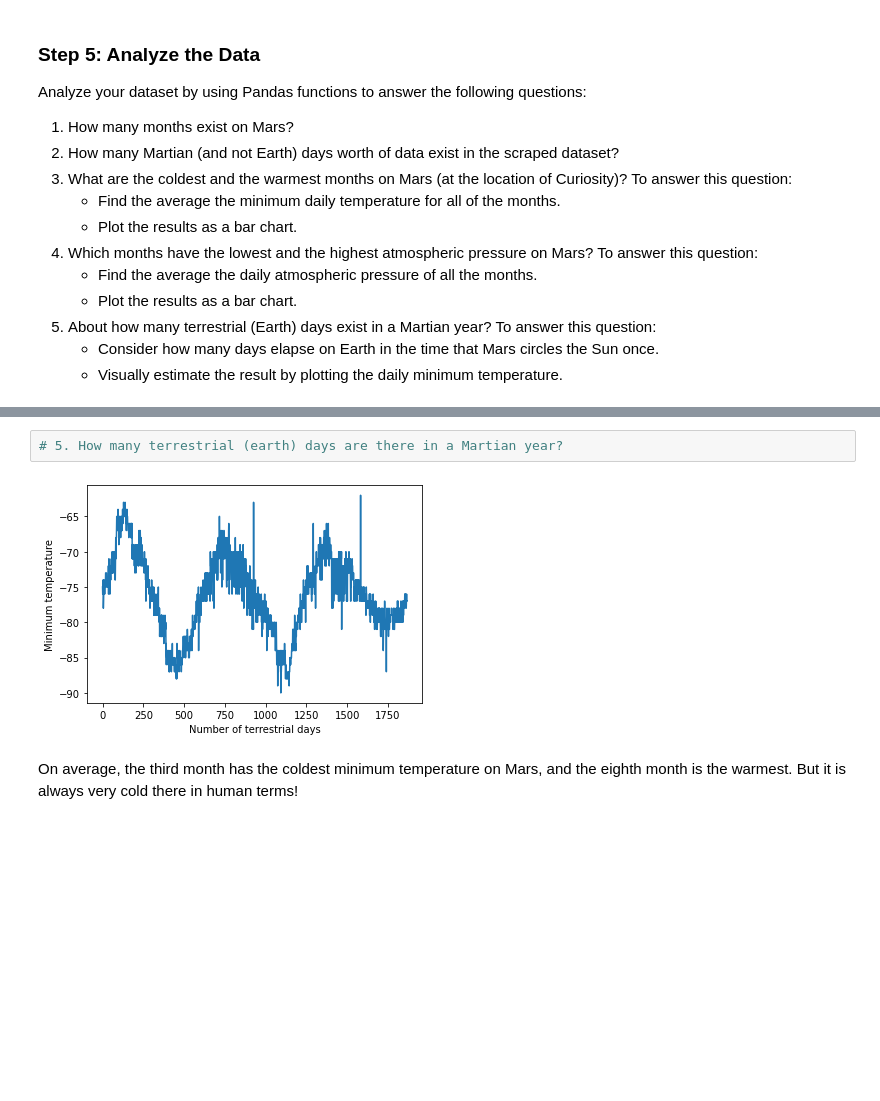
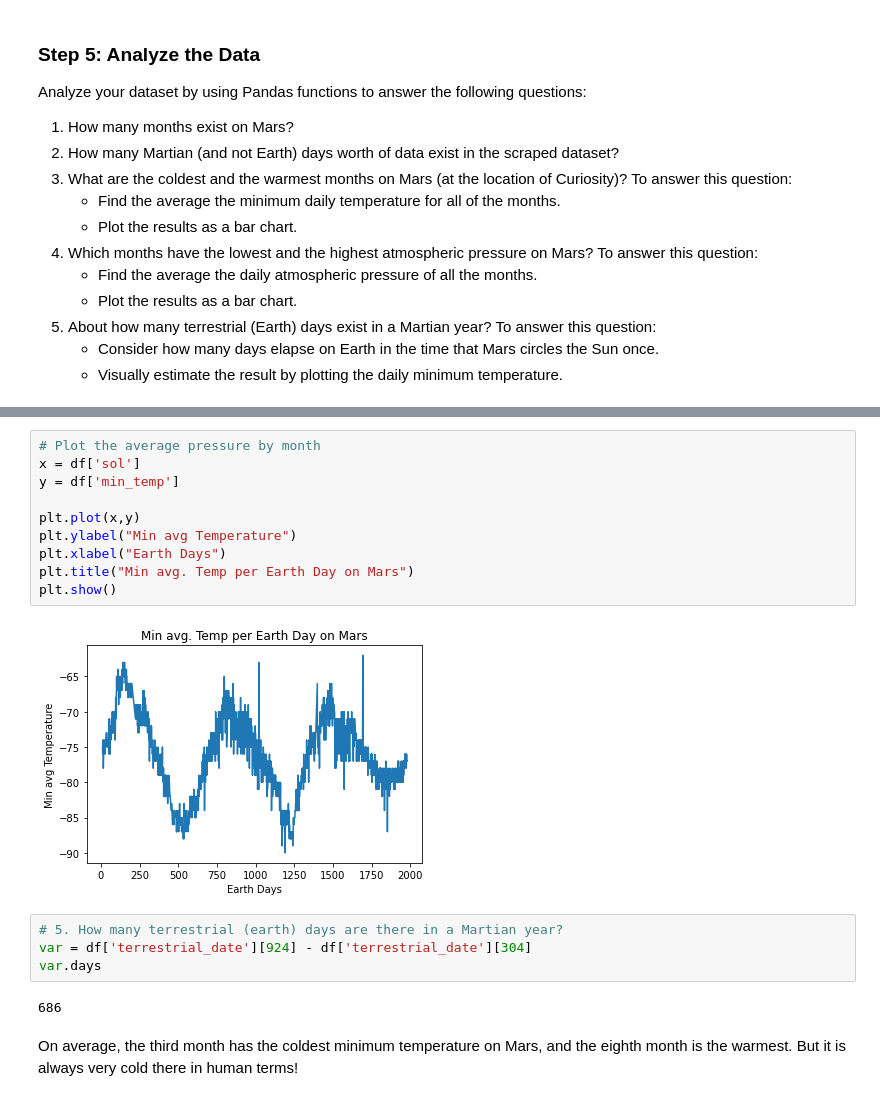
Before and after one commit to kengelhardt24/Mars-Weather-Web-Scraping, a Jupyter notebook: part_2_mars_weather.ipynb, the cells around one changed output, grey strips where cells are left out. Saved outputs shown, nothing was run; the diff lists cells and outputs as text; blank space fills up the shorter version.

```diff
--- a/part_2_mars_weather.ipynb
+++ b/part_2_mars_weather.ipynb
@@ -172,7 +214,21 @@ Name: pressure, dtype: float64
+# %%
+# Plot the average pressure by month
+x = df['sol']
+y = df['min_temp']
+
+plt.plot(x,y)
+plt.ylabel("Min avg Temperature")
+plt.xlabel("Earth Days")
+plt.title("Min avg. Temp per Earth Day on Mars")
+plt.show()
+# %% [output]
+[figure, added]
 # %%
 # 5. How many terrestrial (earth) days are there in a Martian year?
+var = df['terrestrial_date'][924] - df['terrestrial_date'][304]
+var.days
 # %% [output]
-[figure, removed]
+686
 # %% [markdown]
 On average, the third month has the coldest minimum temperature on Mars, and the eighth month is the warmest. But it is always very cold there in human terms!
 # %% [markdown]
```
Also changed, not shown: parts of 21 cells of this notebook, 4 other files.
